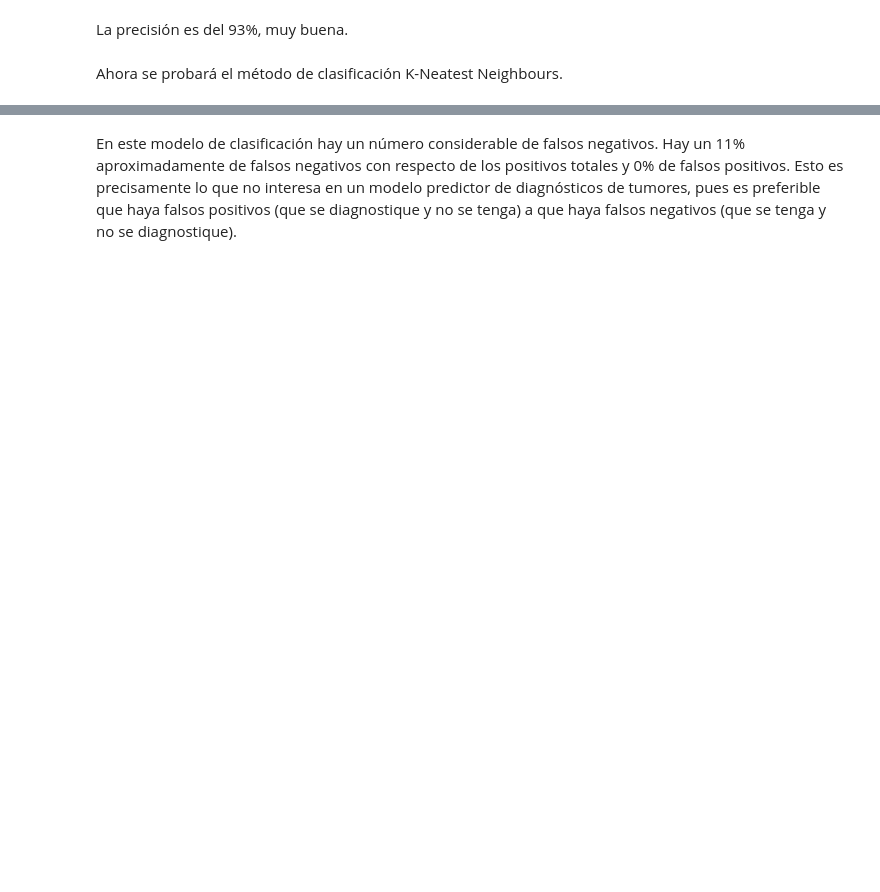
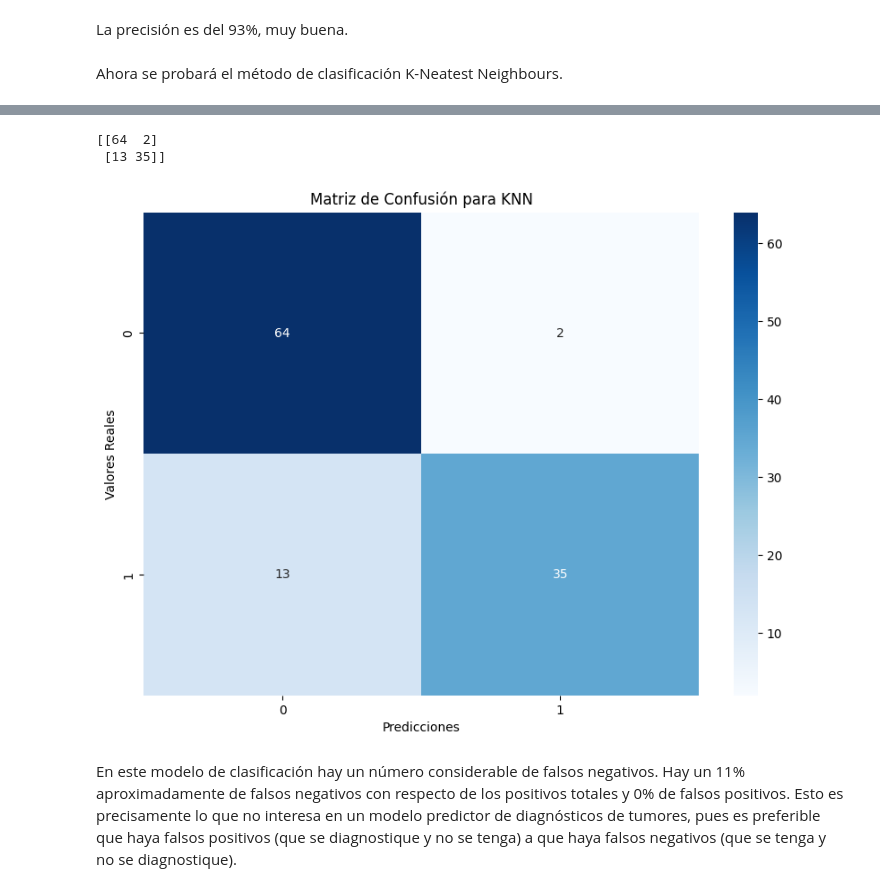
Before and after one commit to Alf-caput/LAB03_Clasificacion, a Jupyter notebook: Practica1LAB03.ipynb, the cells around one changed output, grey strips where cells are left out. Saved outputs shown, nothing was run; the diff lists cells and outputs as text; code cells hidden in the pictures; blank space fills up the shorter version.

```diff
--- a/Practica1LAB03.ipynb
+++ b/Practica1LAB03.ipynb
@@ -144,5 +180,5 @@ Las variables que se eliminarán son las siguientes:
   -compactness_worst
   -concavity_worst
 # %%
-df = df.drop(columns=['radius_mean','texture_mean','area_worst','smoothness_mean','concavity_mean','concave points_mean','radius_se','perimeter_se','area_se','compactness_se','radius_worst','perimeter_worst','compactness_worst','concavity_worst'])
+df = df_new.drop(columns=['radius_mean','texture_mean','area_worst','smoothness_mean','concavity_mean','concave points_mean','radius_se','perimeter_se','area_se','compactness_se','radius_worst','perimeter_worst','compactness_worst','concavity_worst'])
 df.info()
@@ -191,0 +277,11 @@ y_pred = algoritmo.predict(X_test)
+# %%
+df_encoded = pd.get_dummies(df, columns=['area_categorical','compactness_categorical','perimeter_categorical'])
+print(df_encoded.head())
+y = df_encoded['diagnosis_encoded']
+X = df_encoded.iloc[:,1:]
+#Separo los datos de "train" en entrenamiento y prueba para probar los algoritmos
+X_train, X_test, y_train, y_test = train_test_split(X, y, test_size=0.2)
+#Entreno el modelo
+algoritmo.fit(X_train, y_train)
+#Realizo una predicción
+y_pred = algoritmo.predict(X_test)
@@ -239,4 +364,7 @@ knn.fit(X_train,y_train)
 # %%
+print(X_train,y_train)
+nansiono = X_train.isna().any()
+X_test = X_test.dropna()
 predicciones = knn.predict(X_test)
 comparaciones = pd.DataFrame(X_test)
 comparaciones = comparaciones.assign(Diagnosis_Real = y_test)
@@ -244,5 +390,25 @@ comparaciones = comparaciones.assign(Diagnosis_Pred = predicciones.flatten().tol
 # %%
 print(confusion_matrix(comparaciones['Diagnosis_Real'], comparaciones['Diagnosis_Pred']))
+# %% [output]
+[[64  2]
+ [13 35]]
+# %%
+import matplotlib.pyplot as plt
+import seaborn as sns
+from sklearn.metrics import confusion_matrix
+import pandas as pd
+
+# Suponiendo que 'comparaciones' es tu DataFrame que ya contiene 'Diagnosis_Real' y 'Diagnosis_Pred'
+matriz_conf = confusion_matrix(comparaciones['Diagnosis_Real'], comparaciones['Diagnosis_Pred'])
+
+plt.figure(figsize=(10, 7))
+sns.heatmap(matriz_conf, annot=True, fmt="d", cmap="Blues")
+plt.xlabel('Predicciones')
+plt.ylabel('Valores Reales')
+plt.title('Matriz de Confusión para KNN')
+plt.show()
+# %% [output]
+[figure, added]
 # %% [markdown]
 En este modelo de clasificación hay un número considerable de falsos negativos.  Hay un 11% aproximadamente de falsos negativos con respecto de los positivos totales y 0% de falsos positivos.  Esto es precisamente lo que no interesa en un modelo predictor de diagnósticos de tumores, pues es preferible que haya falsos positivos (que se diagnostique y no se tenga) a que haya falsos negativos (que se tenga y no se diagnostique).
 # %%
```
Also changed, not shown: parts of 17 cells of this notebook.
